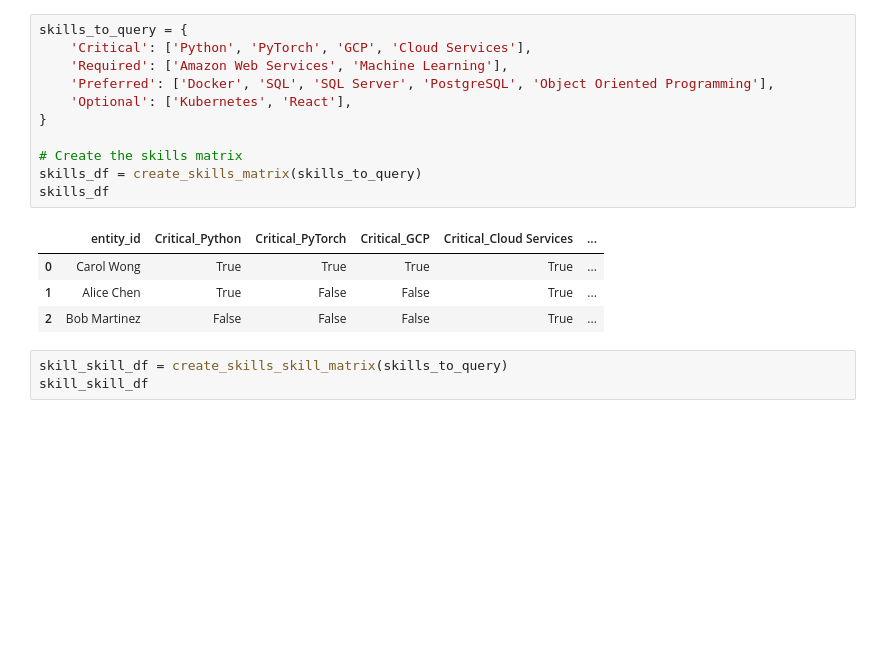
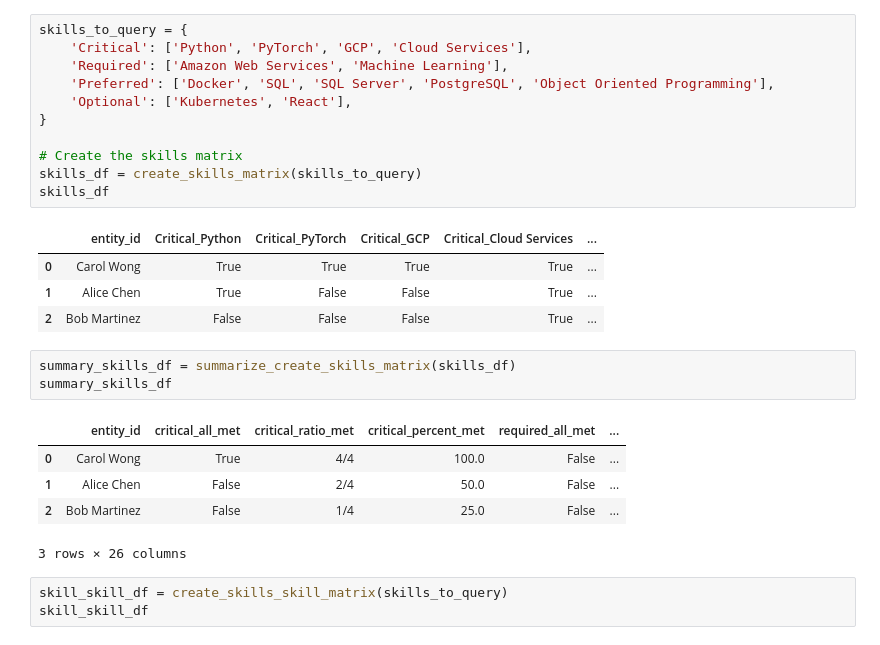
Before and after one commit to antquinonez/Far-Finer-ARBES, a Jupyter notebook: Code/Desktop/ARBES - Hiring Strategy/code/lib/_query_skills_df.ipynb, the cells around one changed output. Saved outputs shown, nothing was run; the diff lists cells and outputs as text; blank space fills up the shorter version.

```diff
--- a/Code/Desktop/ARBES - Hiring Strategy/code/lib/_query_skills_df.ipynb
+++ b/Code/Desktop/ARBES - Hiring Strategy/code/lib/_query_skills_df.ipynb
@@ -427,6 +481,15 @@ skills_df
 | 0 | Carol Wong | True | True | True | True | ... |
 | 1 | Alice Chen | True | False | False | True | ... |
 | 2 | Bob Martinez | False | False | False | True | ... |
+# %%
+summary_skills_df = summarize_create_skills_matrix(skills_df)
+summary_skills_df
+# %% [output]
+|  | entity_id | critical_all_met | critical_ratio_met | critical_percent_met | required_all_met | ... |
+| 0 | Carol Wong | True | 4/4 | 100.0 | False | ... |
+| 1 | Alice Chen | False | 2/4 | 50.0 | False | ... |
+| 2 | Bob Martinez | False | 1/4 | 25.0 | False | ... |
+3 rows × 26 columns
 # %%
 skill_skill_df = create_skills_skill_matrix(skills_to_query)
 skill_skill_df
```
Also changed, not shown: parts of 1 cell of this notebook.
